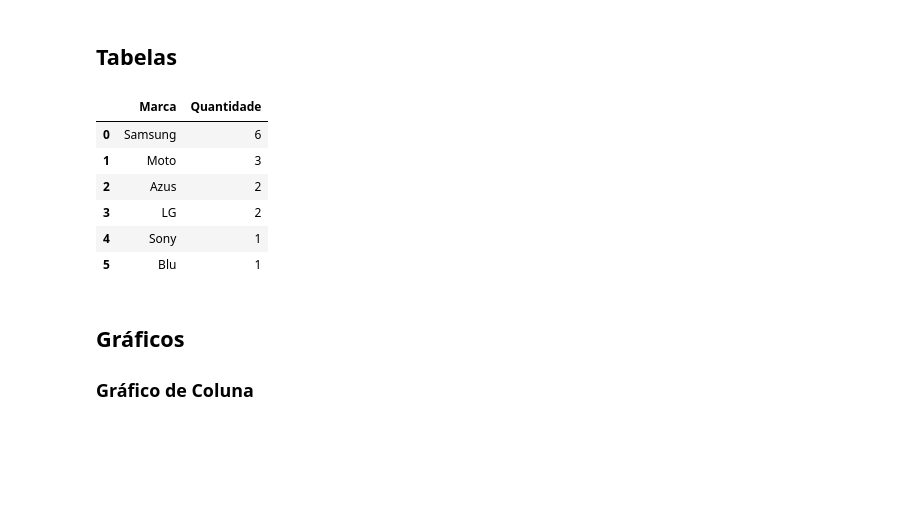
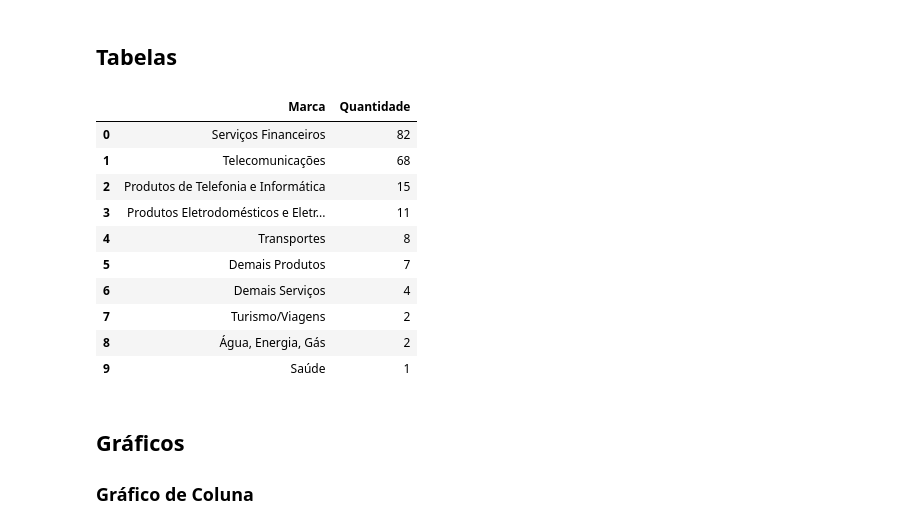
Before and after one commit to marcostark/estatistica-exploratoria, a Jupyter notebook: statistics.ipynb, the cells around one changed output. Saved outputs shown, nothing was run; the diff lists cells and outputs as text; code cells hidden in the pictures; blank space fills up the shorter version.

```diff
--- a/statistics.ipynb
+++ b/statistics.ipynb
@@ -25,7 +25,7 @@ iris.head(4)# Mostrar apenas a quantidade de linhas informadas (Quando informado
 # %%
 from collections import Counter
 
-lista = iris['Cidade']
+lista = iris['Área']
 print(lista)
 #print(Counter(lista).most_common(len(lista)))
 # %% [output]
@@ -63,7 +63,7 @@ Index(['Região', 'UF', 'Cidade', 'Sexo', 'Faixa Etária', 'Data Finalização',
 import random
 
 aleatoria = []
-QUANTIDADE = 40
+QUANTIDADE = 200
 TAMANHO_LISTA = len(lista)
 
 numeros_aleatorios = random.sample(range(1,TAMANHO_LISTA), QUANTIDADE)
@@ -116,23 +116,27 @@ Name: Cidade, Length: 4870, dtype: object
 # %%
 from collections import Counter
 celulares = pd.read_csv('celulares.csv',sep=';',encoding='latin1')
 
-lista = celulares['Marca']
+#lista = celulares['Marca']
 #lista = celulares['Marca'].value_counts()
 #lista
 
-tabela_frequencia = Counter(lista).most_common(len(lista))
-df = pd.DataFrame(orde, columns=['Marca','Quantidade'])
+tabela_frequencia = Counter(aleatoria).most_common(len(aleatoria))
+df = pd.DataFrame(tabela_frequencia, columns=['Marca','Quantidade'])
 df.to_csv('tabela_frequencia_celulares.csv')
 df
 # %% [output]
 |  | Marca | Quantidade |
-| 0 | Samsung | 6 |
-| 1 | Moto | 3 |
-| 2 | Azus | 2 |
-| 3 | LG | 2 |
-| 4 | Sony | 1 |
-| 5 | Blu | 1 |
+| 0 | Serviços Financeiros | 82 |
+| 1 | Telecomunicações | 68 |
+| 2 | Produtos de Telefonia e Informática | 15 |
+| 3 | Produtos Eletrodomésticos e Eletr... | 11 |
+| 4 | Transportes | 8 |
+| 5 | Demais Produtos | 7 |
+| 6 | Demais Serviços | 4 |
+| 7 | Turismo/Viagens | 2 |
+| 8 | Água, Energia, Gás | 2 |
+| 9 | Saúde | 1 |
 # %% [markdown]
 ## Gráficos
 
```
Also changed, not shown: parts of 4 cells of this notebook, 1 other file.
